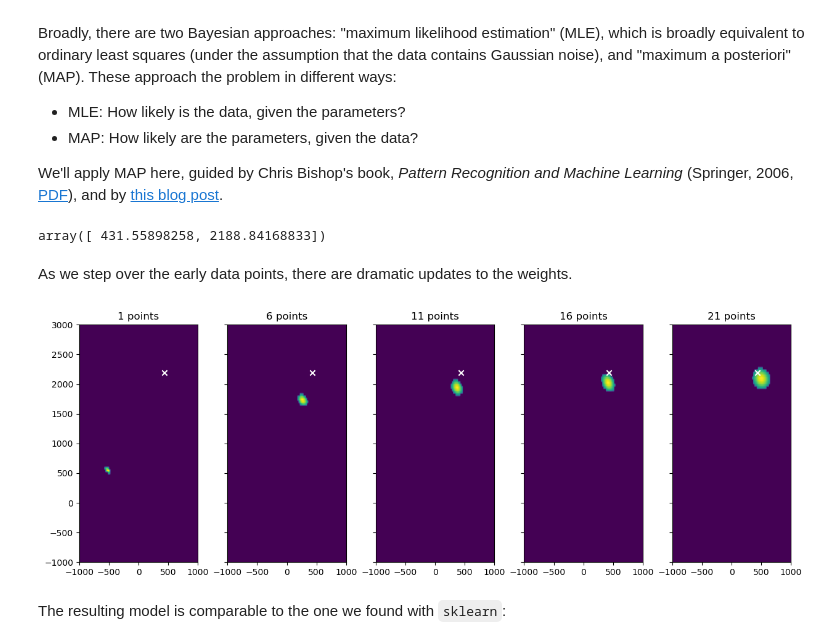
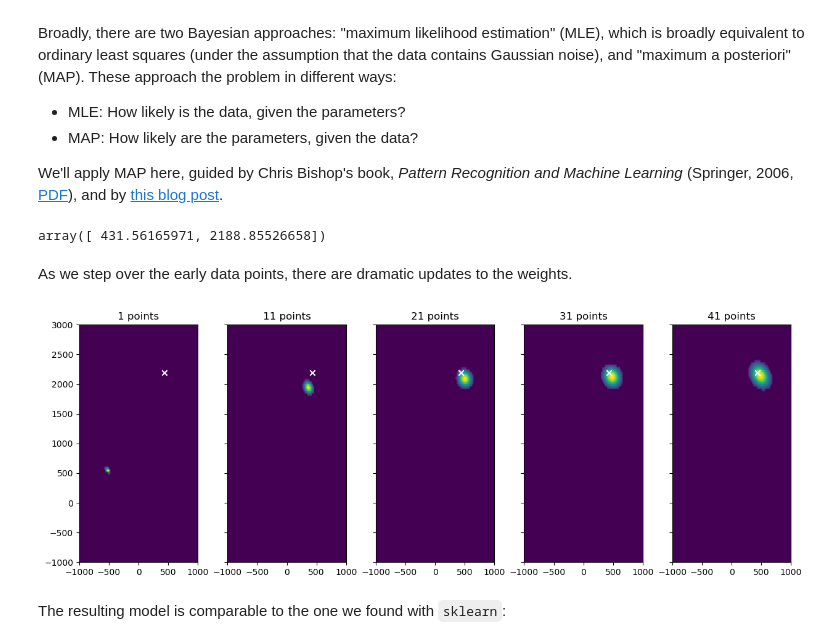
Before and after one commit to kwinkunks/chrestomathy, a Jupyter notebook: notebooks/Linear_regression.ipynb, the cells around one changed output. Cells and saved outputs as stored; diff of their text form; code cells hidden in the pictures.

```diff
--- a/notebooks/Linear_regression.ipynb
+++ b/notebooks/Linear_regression.ipynb
@@ -464,7 +466,7 @@ lamda = 1e-6  # Regularization.
 
 snaps = []  # Capture the first guess in each loop.
 
-for iteration in range(2):
+for iteration in range(3):
     weights = []
     S_0_inv = np.identity(M) / alpha
     for i, (xi, yi) in enumerate(zip(X_, y)):
@@ -480,35 +482,37 @@ for iteration in range(2):
         weights.append((mean, S_N_inv))
 
         # Snapshot early iterations for plotting later.
-        if iteration == 0 and i % 5 == 0:
+        if iteration == 0 and i % 10 == 0:
             snaps.append((i, ) + weights[-1])
 
 # Final coefficients:
 weights[-1][0]
 # %% [output]
-array([ 431.55898258, 2188.84168833])
+array([ 431.56165971, 2188.85526658])
 # %% [markdown]
 As we step over the early data points, there are dramatic updates to the weights.
 # %%
 from scipy import stats
 
 fig, axs = plt.subplots(ncols=5, sharey=True, figsize=(15, 5))
 
 for ax, (i, mean, S_N_inv) in zip(axs, snaps[:5]):
 
     S_N = np.linalg.inv(S_N_inv)
     dist = stats.multivariate_normal(mean=mean, cov=S_N_inv)
 
     w = np.linspace(-1000, 1000, 100)
     b = np.linspace(-1000, 3000, 100)
     W = np.dstack(np.meshgrid(w, b))
     pdf = dist.pdf(W)
 
-    ax.imshow(pdf**0.001, origin='lower', extent=[-1000, 1000, -1000, 3000])
+    im = ax.imshow(pdf**0.0025, origin='lower',
+                   extent=[-1000, 1000, -1000, 3000],
+                  )
     ax.scatter(*weights[-1][0], marker='x', c='w')
     ax.set_title(f'{i+1} points')
 # %% [output]
-[figure, old version]
+[figure, new version]
 # %% [markdown]
 The resulting model is comparable to the one we found with `sklearn`:
 # %%
```
Also changed, not shown: parts of 14 cells of this notebook.
